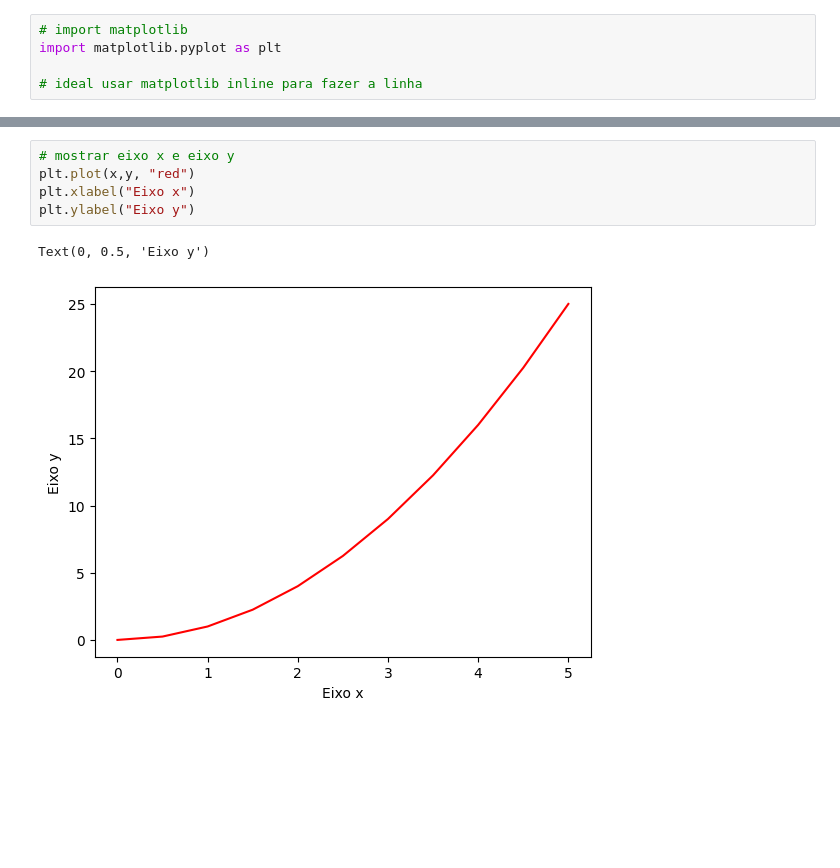
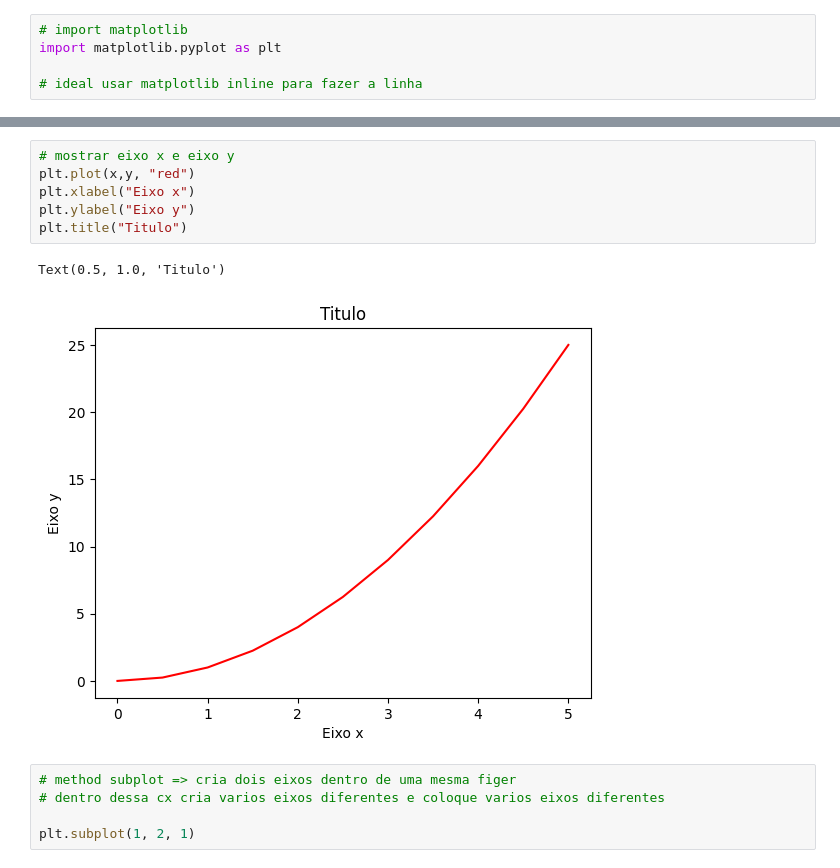
Before and after one commit to ludiemert/Data_Visualization_Matplotlib, a Jupyter notebook: Matplotlib.ipynb, the cells around one changed output, grey strips where cells are left out. Saved outputs shown, nothing was run; the diff lists cells and outputs as text; blank space fills up the shorter version.

Commit message:
add 3_subplot method

```diff
--- a/Matplotlib.ipynb
+++ b/Matplotlib.ipynb
@@ -25,8 +31,14 @@ plt.plot(x, y, "red")
 # %%
 # mostrar eixo x e eixo y
 plt.plot(x,y, "red")
 plt.xlabel("Eixo x")
 plt.ylabel("Eixo y")
+plt.title("Titulo")
 # %% [output]
-Text(0, 0.5, 'Eixo y')
+Text(0.5, 1.0, 'Titulo')
-[figure, old version]
+[figure, new version]
+# %%
+# method subplot => cria dois eixos dentro de uma mesma figer
+# dentro dessa cx cria varios eixos diferentes e coloque varios eixos diferentes
+
+plt.subplot(1, 2, 1)
```
Also changed, not shown: parts of 1 cell of this notebook, 1 other file.
